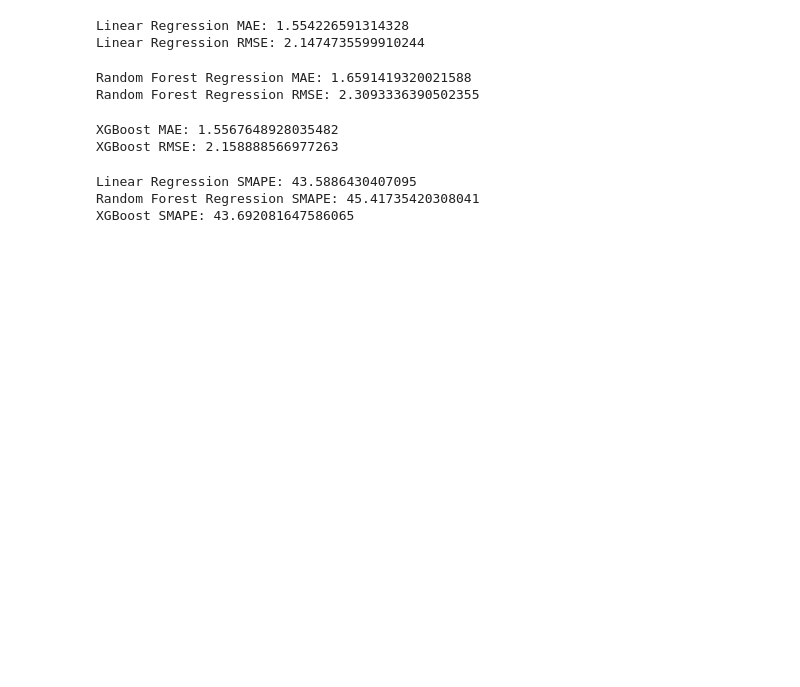
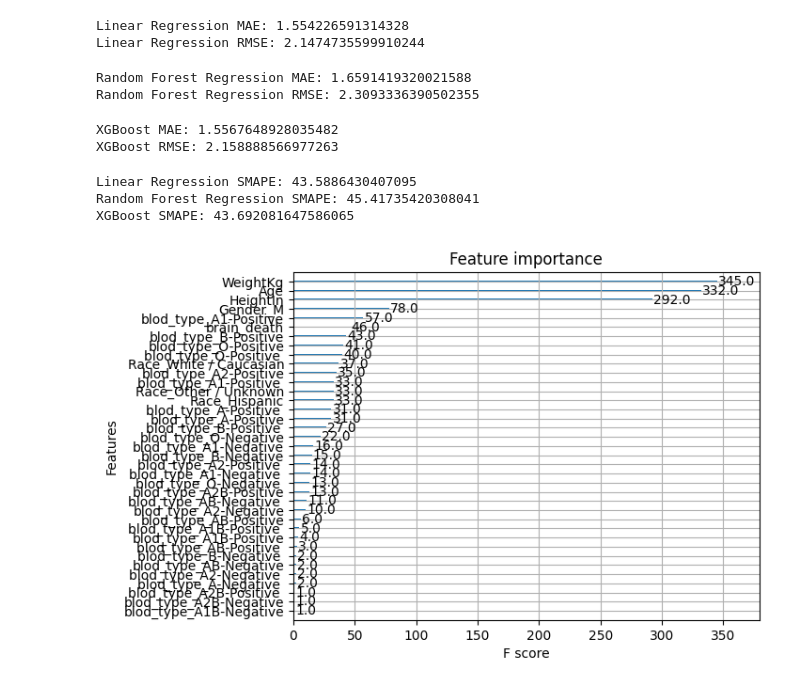
Before and after one commit to juanes-grimaldos/health-project-mlops, a Jupyter notebook: src/initial_model.ipynb, the cells around one changed output. Cells and saved outputs as stored; diff of their text form; code cells hidden in the pictures; blank space fills up the shorter version.

Commit message:
add feature importance plot

```diff
--- a/src/initial_model.ipynb
+++ b/src/initial_model.ipynb
@@ -252,3 +252,9 @@ print("XGBoost SMAPE:", smape(y_test, y_pred))
 Linear Regression SMAPE: 43.5886430407095
 Random Forest Regression SMAPE: 45.41735420308041
 XGBoost SMAPE: 43.692081647586065
+# %%
+# Plot feature importance
+xgb.plot_importance(xg_reg)
+plt.show()
+# %% [output]
+[figure, added]
```
